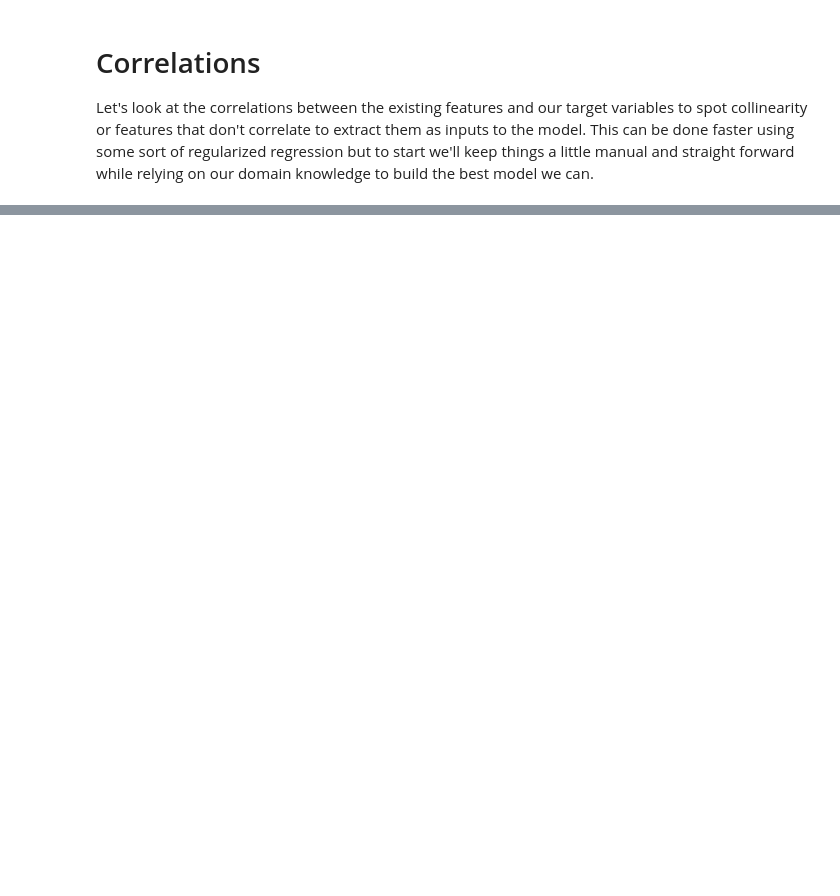
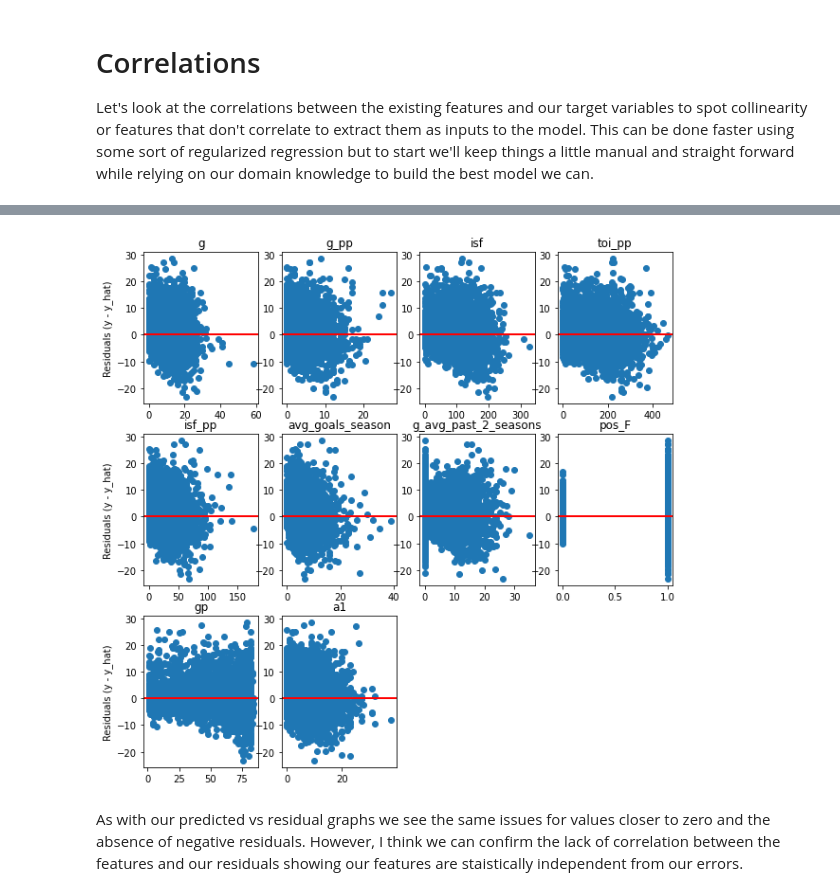
Before and after one commit to mcbarlowe/nhl_analysis, a Jupyter notebook: goal_predict_model.ipynb, the cells around one changed output, grey strips where cells are left out. Cells and saved outputs as stored; diff of their text form; code cells hidden in the pictures; blank space fills up the shorter version.

```diff
--- a/goal_predict_model.ipynb
+++ b/goal_predict_model.ipynb
@@ -445,7 +163,0 @@ Index(['player_x', 'api_id', 'g_x', 'season_x', 'a1', 'a2', 'points', 'toi',
-# %%
-#Start training the model using more variables and compare to the baseline
-n_estimators = 5000
-multi_var_reg = BaggingRegressor(LinearRegression(), n_estimators=n_estimators, bootstrap=True)
-
-multi_var_reg.fit(train_df[['g_x','season_age_y', 'toi_gp', 'a1', 'a2',
-                            'points', 'season_y', 'pos_D', 'pos_D/F', 'pos_F']], train_df[['g_y']].values[:,0])
@@ -602,0 +342,23 @@ f_more_goals/total_f_seasons
+# %%
+import math
+x_row = 0
+fig, axs = plt.subplots(3, 4, figsize=(10,10))
+for i, f in enumerate(selected_features):
+    test = [x[i] for x in scaler.transform(x_train[selected_features])]
+    residuals = y_train.values[:, 0]-estimator.predict(scaler.transform(x_train[selected_features]))
+    axs[math.floor(x_row), i%4].scatter(x_train[f], residuals)
+
+    #axs[math.floor(x_row), i%4].set_xlabel(f"{f}")
+    if math.floor(x_row) in [0,1,2] and i%4 == 0:
+        axs[math.floor(x_row), i%4].set_ylabel("Residuals (y - y_hat)")
+    axs[math.floor(x_row), i%4].set_title(f"{f}")
+    axs[math.floor(x_row), i%4].axhline(y=0, color="red", lw=2)
+    x_row += .25
+
+#removing empty plots
+fig.delaxes(axs[2][2])
+fig.delaxes(axs[2][3])
+# %% [output]
+[figure, added]
+# %% [markdown]
+As with our predicted vs residual graphs we see the same issues for values closer to zero and the absence of negative residuals. However, I think we can confirm the lack of correlation between the features and our residuals showing our features are staistically independent from our errors.
```
Also changed, not shown: parts of 97 cells of this notebook, 3 other files.
